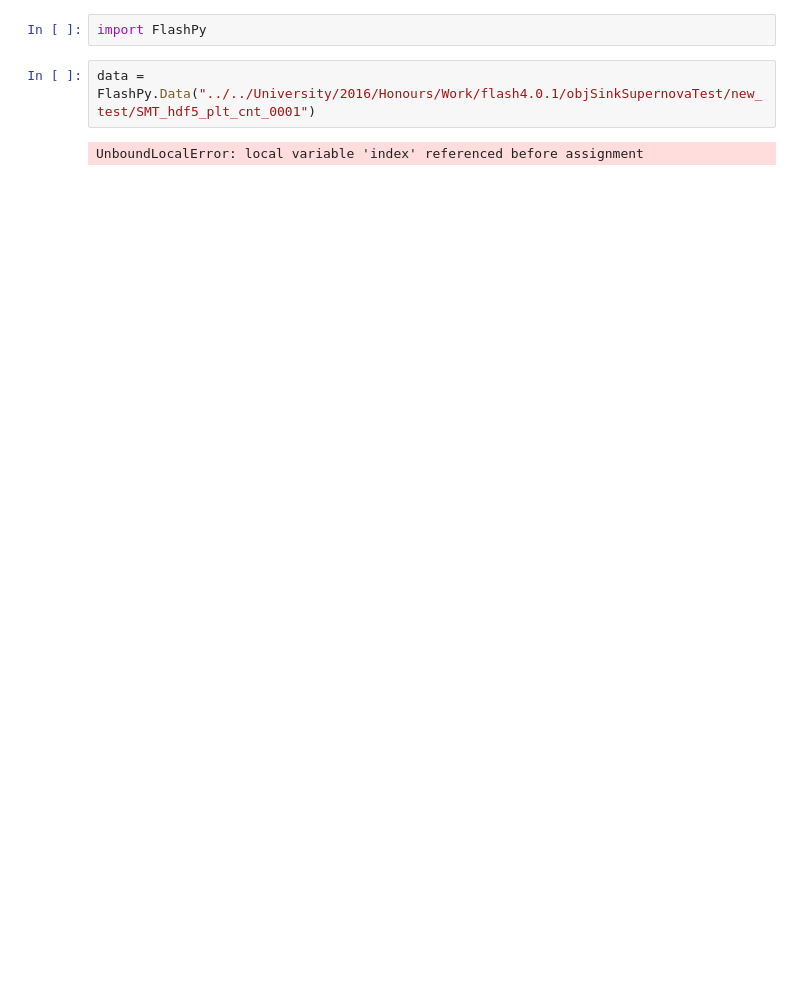
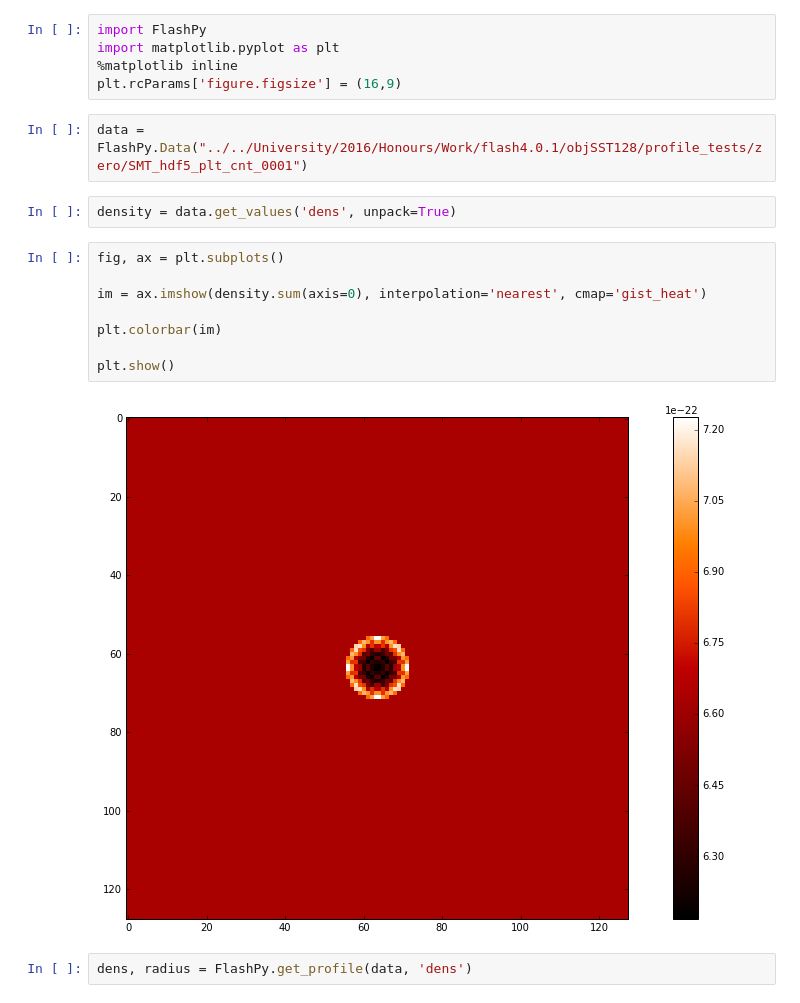
Before and after one commit to JBuete/FlashPy, a Jupyter notebook: Untitled.ipynb, the cells around one changed output. Cells and saved outputs as stored; diff of their text form; blank space fills up the shorter version.

Commit message:
FlashPy is now able to make profiles, slices, and unpack data with asymmetric numbers of cells in each direction within blocks

```diff
--- a/Untitled.ipynb
+++ b/Untitled.ipynb
@@ -1,6 +1,21 @@
-# %%
-import FlashPy
+# %%
+import FlashPy
+import matplotlib.pyplot as plt
+%matplotlib inline
+plt.rcParams['figure.figsize'] = (16,9)
 # %%
-data = FlashPy.Data("../../University/2016/Honours/Work/flash4.0.1/objSinkSupernovaTest/new_test/SMT_hdf5_plt_cnt_0001")
+data = FlashPy.Data("../../University/2016/Honours/Work/flash4.0.1/objSST128/profile_tests/zero/SMT_hdf5_plt_cnt_0001")
-# %% [output]
-UnboundLocalError: local variable 'index' referenced before assignment
+# %%
+density = data.get_values('dens', unpack=True)
+# %%
+fig, ax = plt.subplots()
+
+im = ax.imshow(density.sum(axis=0), interpolation='nearest', cmap='gist_heat')
+
+plt.colorbar(im)
+
+plt.show()
+# %% [output]
+[figure, added]
+# %%
+dens, radius = FlashPy.get_profile(data, 'dens')
```
Also changed, not shown: parts of 3 cells of this notebook, 6 other files.
